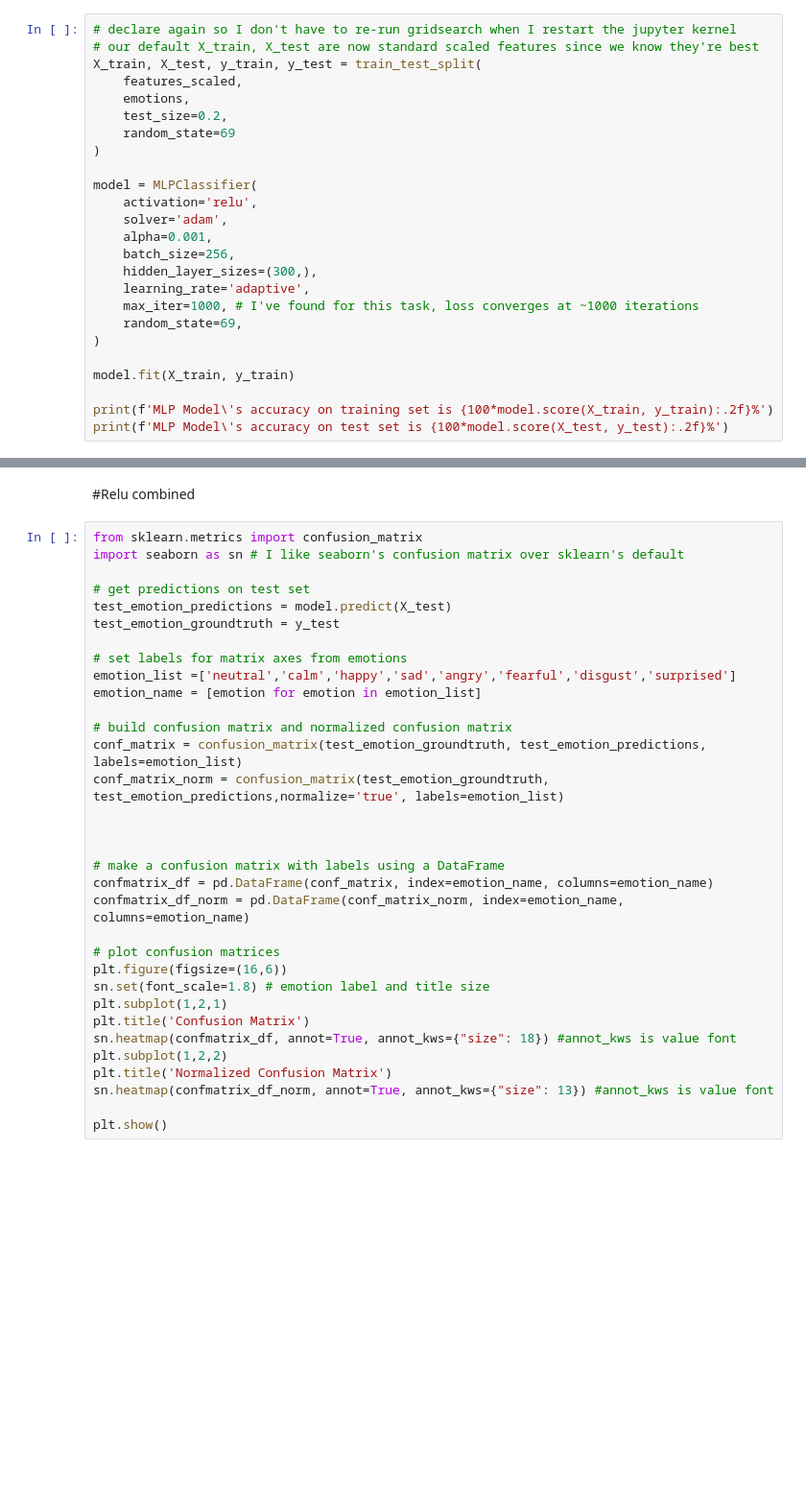
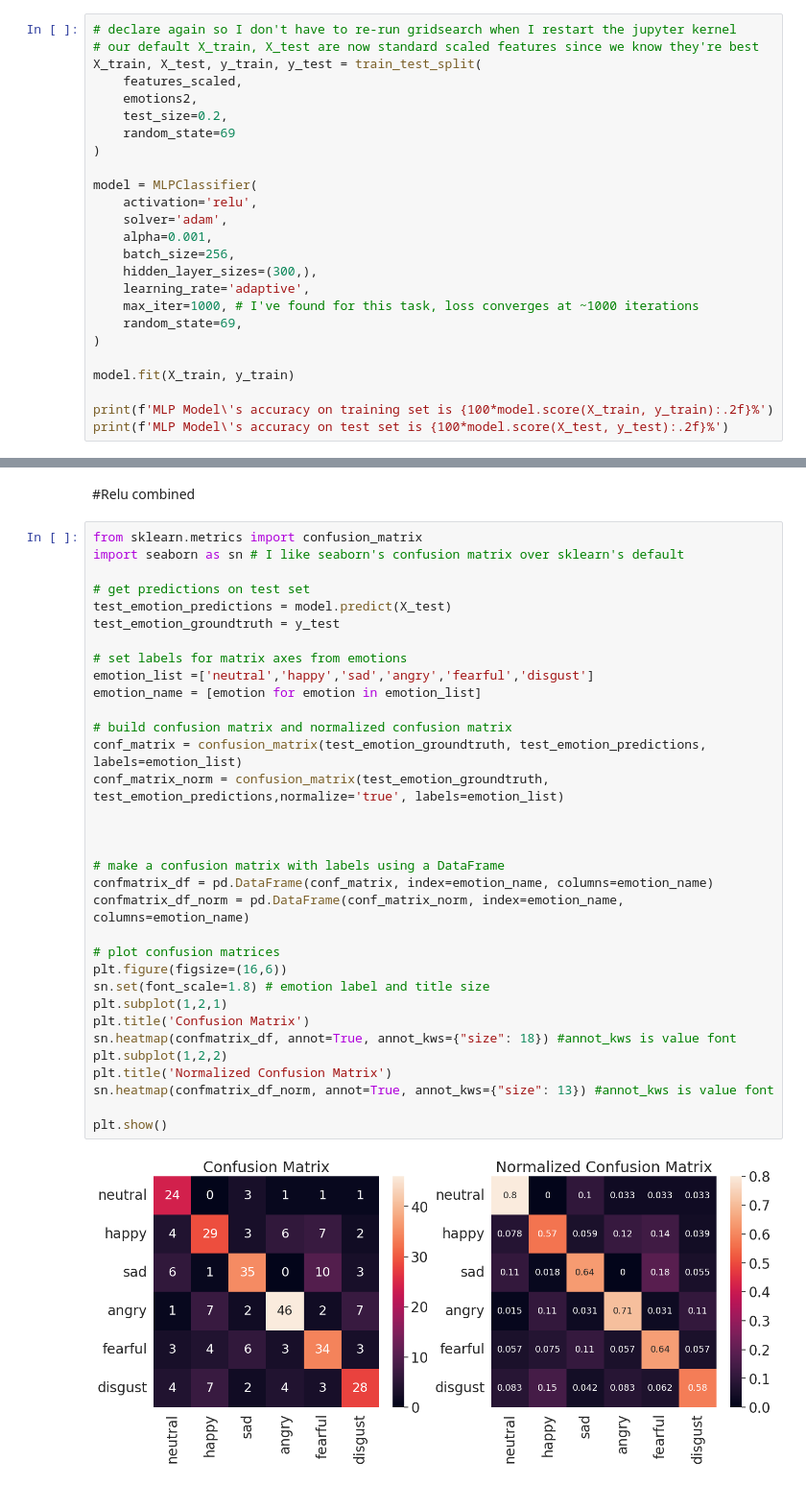
Before and after one commit to markduink/Week4-Neural_Network, a Jupyter notebook: Week4__Neural_Networks.ipynb, the cells around one changed output, grey strips where cells are left out. Shown at 96% size. Drawn from its saved outputs; the diff is of its cells as text; blank space fills up the shorter version.

```diff
--- a/Week4__Neural_Networks.ipynb
+++ b/Week4__Neural_Networks.ipynb
@@ -1093,7 +1105,7 @@ NameError: name 'emotions' is not defined
 # our default X_train, X_test are now standard scaled features since we know they're best
 X_train, X_test, y_train, y_test = train_test_split(
     features_scaled,
-    emotions,
+    emotions2,
     test_size=0.2,
     random_state=69
 )
@@ -1127,34 +1144,36 @@ from sklearn.metrics import confusion_matrix
 import seaborn as sn # I like seaborn's confusion matrix over sklearn's default
 
 # get predictions on test set
 test_emotion_predictions = model.predict(X_test)
 test_emotion_groundtruth = y_test
 
 # set labels for matrix axes from emotions
-emotion_list =['neutral','calm','happy','sad','angry','fearful','disgust','surprised']
+emotion_list =['neutral','happy','sad','angry','fearful','disgust']
 emotion_name = [emotion for emotion in emotion_list]
 
 # build confusion matrix and normalized confusion matrix
 conf_matrix = confusion_matrix(test_emotion_groundtruth, test_emotion_predictions, labels=emotion_list)
 conf_matrix_norm = confusion_matrix(test_emotion_groundtruth, test_emotion_predictions,normalize='true', labels=emotion_list)
 
 
 
 # make a confusion matrix with labels using a DataFrame
 confmatrix_df = pd.DataFrame(conf_matrix, index=emotion_name, columns=emotion_name)
 confmatrix_df_norm = pd.DataFrame(conf_matrix_norm, index=emotion_name, columns=emotion_name)
 
 # plot confusion matrices
 plt.figure(figsize=(16,6))
 sn.set(font_scale=1.8) # emotion label and title size
 plt.subplot(1,2,1)
 plt.title('Confusion Matrix')
 sn.heatmap(confmatrix_df, annot=True, annot_kws={"size": 18}) #annot_kws is value font
 plt.subplot(1,2,2)
 plt.title('Normalized Confusion Matrix')
 sn.heatmap(confmatrix_df_norm, annot=True, annot_kws={"size": 13}) #annot_kws is value font
 
 plt.show()
+# %% [output]
+[figure, added]
 # %%
 from sklearn.metrics import f1_score, precision_score, recall_score, accuracy_score
 
```
Also changed, not shown: parts of 9 cells of this notebook.
